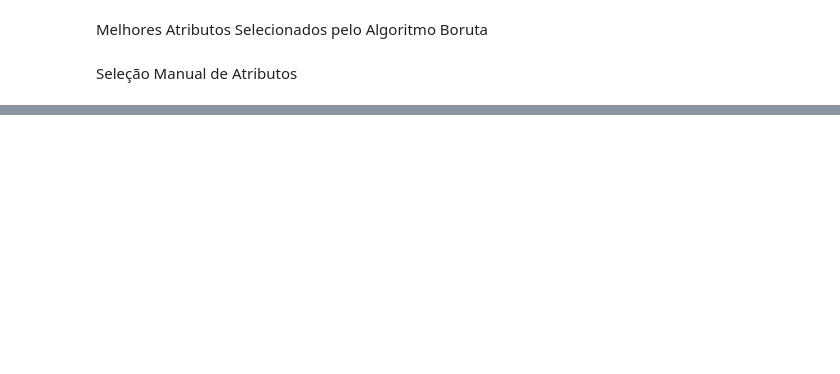
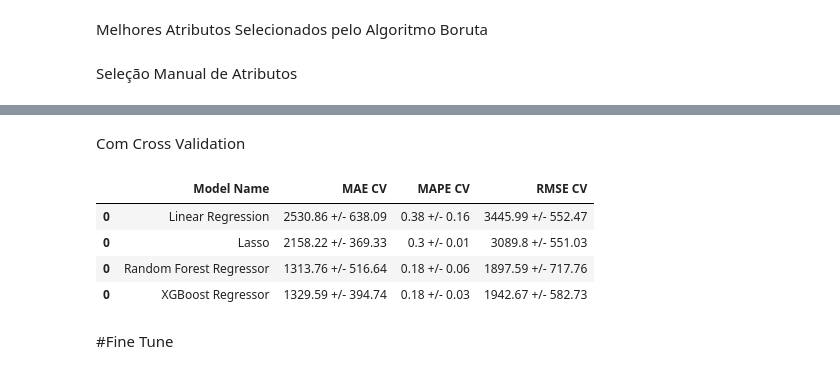
Before and after one commit to tuanymariiah/projeto_rossmam, a Jupyter notebook: Projeto_Rossmam.ipynb, the cells around one changed output, grey strips where cells are left out. Cells and saved outputs as stored; diff of their text form; code cells hidden in the pictures; blank space fills up the shorter version.

```diff
--- a/Projeto_Rossmam.ipynb
+++ b/Projeto_Rossmam.ipynb
@@ -710,0 +814,3 @@ cols_not_selected_boruta = ['Promo2',
+# %%
+lr_result_cv = cross_validation( x_training, 5, 'Linear Regression', lr, verbose=False )
+x_training
@@ -710,0 +819,3 @@ cols_not_selected_boruta = ['Promo2',
+# %%
+rf_result_cv = cross_validation( x_training, 5, 'Random Forest Regressor', rf, verbose=True )
+rf_result_cv
@@ -710,0 +836,3 @@ cols_not_selected_boruta = ['Promo2',
+# %%
+xgb_result_cv = cross_validation( x_training, 5, 'XGBoost Regressor', model_xgb, verbose=True )
+xgb_result_cv
@@ -710,0 +873,13 @@ cols_not_selected_boruta = ['Promo2',
+# %% [markdown]
+Com Cross Validation
+# %%
+modelling_result_cv = pd.concat( [lr_result_cv, lrr_result_cv, rf_result_cv, xgb_result_cv] )
+modelling_result_cv
+# %% [output]
+|  | Model Name | MAE CV | MAPE CV | RMSE CV |
+| 0 | Linear Regression | 2530.86 +/- 638.09 | 0.38 +/- 0.16 | 3445.99 +/- 552.47 |
+| 0 | Lasso | 2158.22 +/- 369.33 | 0.3 +/- 0.01 | 3089.8 +/- 551.03 |
+| 0 | Random Forest Regressor | 1313.76 +/- 516.64 | 0.18 +/- 0.06 | 1897.59 +/- 717.76 |
+| 0 | XGBoost Regressor | 1329.59 +/- 394.74 | 0.18 +/- 0.03 | 1942.67 +/- 582.73 |
+# %% [markdown]
+#Fine Tune
```
Also changed, not shown: parts of 32 cells of this notebook.
